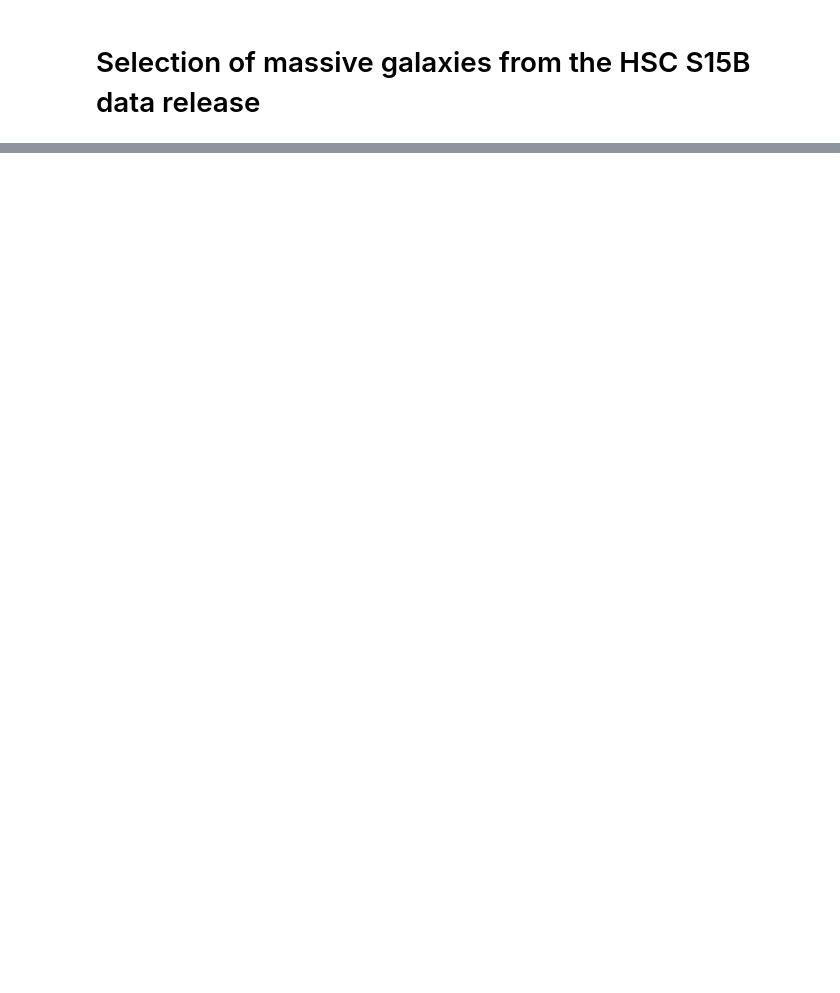
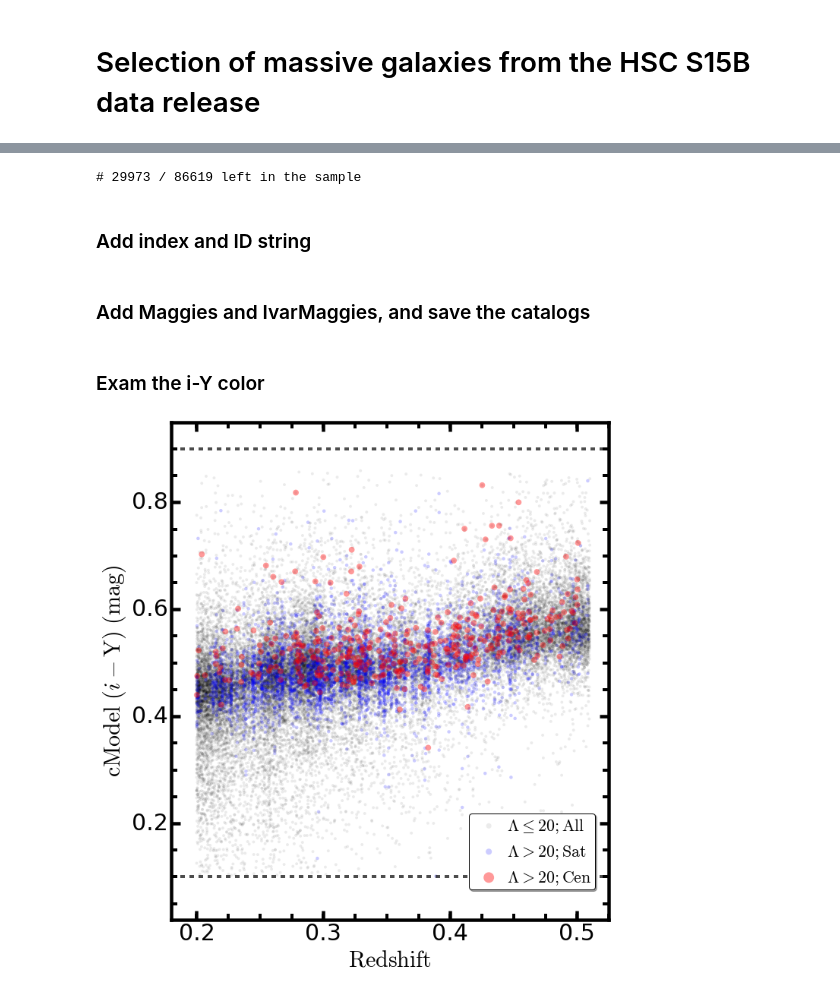
Before and after one commit to dr-guangtou/hsc_redbcg, a Jupyter notebook: note/dr1/dr1_sample_selection.ipynb, the cells around one changed output, grey strips where cells are left out. Cells and saved outputs as stored; diff of their text form; code cells hidden in the pictures; blank space fills up the shorter version.

```diff
--- a/note/dr1/dr1_sample_selection.ipynb
+++ b/note/dr1/dr1_sample_selection.ipynb
@@ -408,0 +1164,28 @@ new = addMaggies(bcgOld, sortCol='z_use')
+# %%
+nonbcgIY = (nonbcgGood['imag_cmodel'] - nonbcgGood['a_i'] -
+            nonbcgGood['ymag_cmodel'] + nonbcgGood['a_y'])
+nonbcgUse = nonbcgGood[(nonbcgGood['z_use'] >= 0.1999) &
+                       (nonbcgGood['z_use'] <= 0.5101) &
+                       (nonbcgGood['imag_cmodel'] - nonbcgGood['a_i'] <= 20.2) &
+                       (nonbcgIY > 0.10) & (nonbcgIY <= 0.86)]
+print("# %d / %d left in the sample" % (len(nonbcgUse), len(nonbcgGood)))
+# %% [output]
+# 29973 / 86619 left in the sample
+# %% [markdown]
+### Add index and ID string
+# %%
+redbcgUse.add_column(Column(np.arange(len(redbcgUse)) + 1, name='index'))
+redmemUse.add_column(Column(np.arange(len(redmemUse)) + 1, name='index'))
+nonbcgUse.add_column(Column(np.arange(len(nonbcgUse)) + 1, name='index'))
+# %%
+redbcgUse.add_column(Column(np.asarray(['redbcg_' + str(i).strip()
+                                        for i in redbcgUse['index']]),
+                            name='id_use'))
+redmemUse.add_column(Column(np.asarray(['redmem_' + str(i).strip()
+                                        for i in redmemUse['index']]),
+                            name='id_use'))
+nonbcgUse.add_column(Column(np.asarray(['nonbcg_' + str(i).strip()
+                                        for i in nonbcgUse['index']]),
+                            name='id_use'))
+# %% [markdown]
+### Add Maggies and IvarMaggies, and save the catalogs
@@ -408,0 +1226,52 @@ new = addMaggies(bcgOld, sortCol='z_use')
+# %% [markdown]
+### Exam the i-Y color
+# %%
+fig = plt.figure(figsize=(10, 10))
+fig.subplots_adjust(left=0.10, right=0.90,
+                    bottom=0.08, top=0.99,
+                    wspace=0.02, hspace=0.00)
+ax1 = fig.add_subplot(111)
+ax1 = songPlotSetup(ax1)
+
+# Color limtis
+ax1.axhline(0.90, linestyle='--', linewidth=4.0, alpha=0.7, color='k')
+ax1.axhline(0.10, linestyle='--', linewidth=4.0, alpha=0.7, color='k')
+
+# Scatter plots
+simpleScatter(nonbcgUse['z_use'],
+              (nonbcgUse['imag_cmodel'] - nonbcgUse['a_i'] -
+               nonbcgUse['ymag_cmodel'] + nonbcgUse['a_y']),
+              ax=ax1, alpha=0.08, colorUse='k', sizeUse=15.0,
+              xtick=0.1, label='$\Lambda\leq 20; \mathrm{All}$')
+simpleScatter(redmemUse['z_use'],
+              (redmemUse['imag_cmodel'] - redmemUse['a_i'] -
+               redmemUse['ymag_cmodel'] + redmemUse['a_y']),
+              ax=ax1, alpha=0.20, colorUse='b', sizeUse=20.0,
+              label='$\Lambda>20; \mathrm{Sat}$')
+simpleScatter(redbcgUse['z_use'],
+              (redbcgUse['imag_cmodel'] - redbcgUse['a_i'] -
+               redbcgUse['ymag_cmodel'] + redbcgUse['a_y']),
+              ax=ax1, alpha=0.40, colorUse='r', sizeUse=60.0,
+              label='$\Lambda>20; \mathrm{Cen}$')
+
+# X, Y-label
+ax1.set_xlabel('$\mathrm{Redshift}$', fontsize=30)
+ax1.set_ylabel('$\mathrm{cModel}\ (i-\mathrm{Y})\ (\mathrm{mag})$', fontsize=30)
+
+ax1.xaxis.set_major_locator(ticker.MultipleLocator(0.1))
+ax1.xaxis.set_minor_locator(ticker.MultipleLocator(0.025))
+
+# X, Y-limit
+ax1.set_xlim(0.18, 0.525)
+ax1.set_ylim(0.02, 0.95)
+
+# Legend
+l_handles, l_labels = ax1.get_legend_handles_labels()
+ax1.legend(l_handles, l_labels, loc=(0.68, 0.06),
+           shadow=True, fancybox=True,
+           numpoints=1, fontsize=22, scatterpoints=1,
+           markerscale=1.8, borderpad=0.2, handletextpad=0.1)
+
+fig.savefig('figure/massive_s15b_zuse_iycolor.png', dpi=200)
+# %% [output]
+[figure, added]
```
Also changed, not shown: parts of 113 cells of this notebook, 19 other files.
